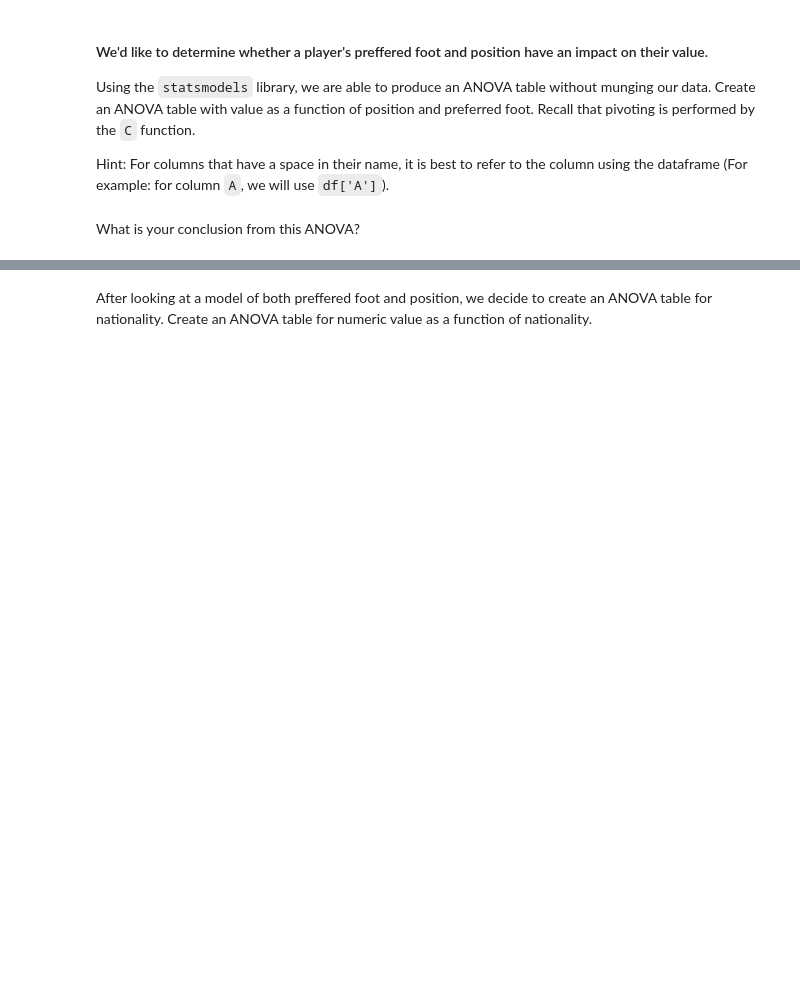
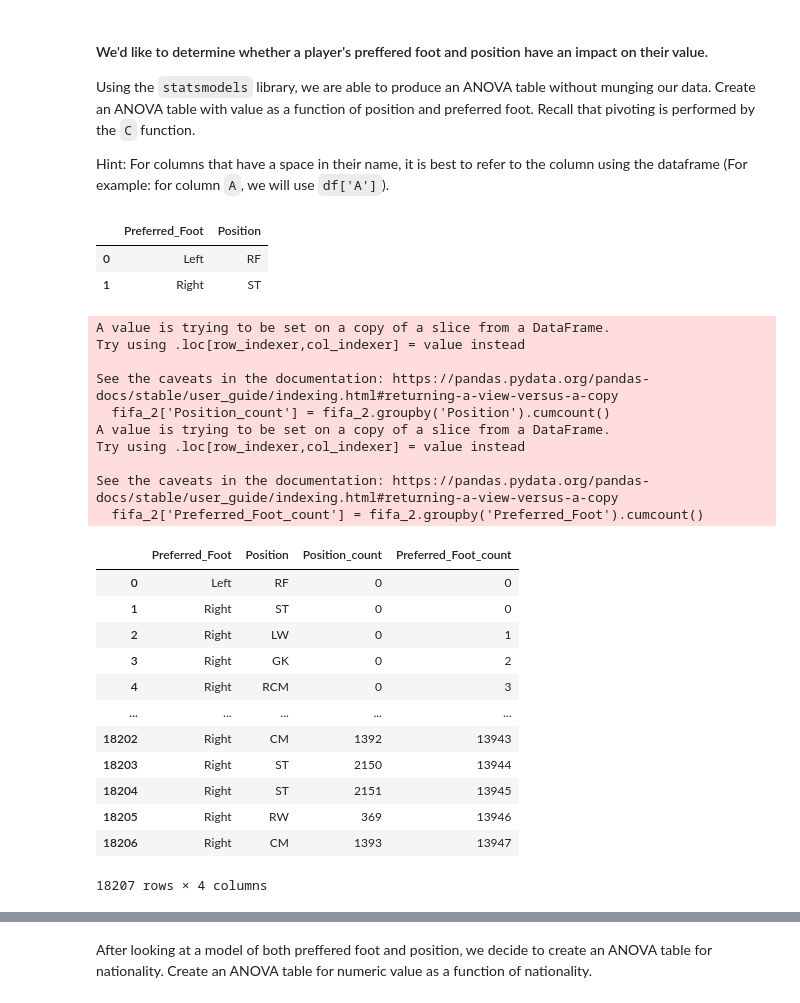
Before and after one commit to ta-data-mexpt/lab-correlation-tests-with-scipy, a Jupyter notebook: your-code/main.ipynb, the cells around one changed output, grey strips where cells are left out. Drawn from its saved outputs; the diff is of its cells as text; code cells hidden in the pictures; blank space fills up the shorter version.

```diff
--- a/your-code/main.ipynb
+++ b/your-code/main.ipynb
@@ -24,0 +55,2 @@ Player's values are expressed in euros. We would like this column to be numeric.
+# %%
+fifa['ValueNumeric'] = fifa['ValueNumeric1'].str.replace('[A-Z]', '', regex=True)
@@ -33,2 +74,0 @@ Hint: For columns that have a space in their name, it is best to refer to the co
-# %% [markdown]
-What is your conclusion from this ANOVA?
@@ -36,0 +75,39 @@ What is your conclusion from this ANOVA?
+# %%
+fifa_2 = fifa[['Preferred_Foot', 'Position']]
+fifa_2.head(2)
+# %% [output]
+|  | Preferred_Foot | Position |
+| 0 | Left | RF |
+| 1 | Right | ST |
+# %%
+# Your code here:
+import statsmodels.api as sm
+from statsmodels.formula.api import ols
+
+fifa_2['Position_count'] = fifa_2.groupby('Position').cumcount()
+fifa_2['Preferred_Foot_count'] = fifa_2.groupby('Preferred_Foot').cumcount()
+fifa_2
+# %% [output]
+A value is trying to be set on a copy of a slice from a DataFrame.
+Try using .loc[row_indexer,col_indexer] = value instead
+
+See the caveats in the documentation: https://pandas.pydata.org/pandas-docs/stable/user_guide/indexing.html#returning-a-view-versus-a-copy
+  fifa_2['Position_count'] = fifa_2.groupby('Position').cumcount()
+A value is trying to be set on a copy of a slice from a DataFrame.
+Try using .loc[row_indexer,col_indexer] = value instead
+
+See the caveats in the documentation: https://pandas.pydata.org/pandas-docs/stable/user_guide/indexing.html#returning-a-view-versus-a-copy
+  fifa_2['Preferred_Foot_count'] = fifa_2.groupby('Preferred_Foot').cumcount()
+|  | Preferred_Foot | Position | Position_count | Preferred_Foot_count |
+| 0 | Left | RF | 0 | 0 |
+| 1 | Right | ST | 0 | 0 |
+| 2 | Right | LW | 0 | 1 |
+| 3 | Right | GK | 0 | 2 |
+| 4 | Right | RCM | 0 | 3 |
+| ... | ... | ... | ... | ... |
+| 18202 | Right | CM | 1392 | 13943 |
+| 18203 | Right | ST | 2150 | 13944 |
+| 18204 | Right | ST | 2151 | 13945 |
+| 18205 | Right | RW | 369 | 13946 |
+| 18206 | Right | CM | 1393 | 13947 |
+18207 rows × 4 columns
```
Also changed, not shown: parts of 32 cells of this notebook.
